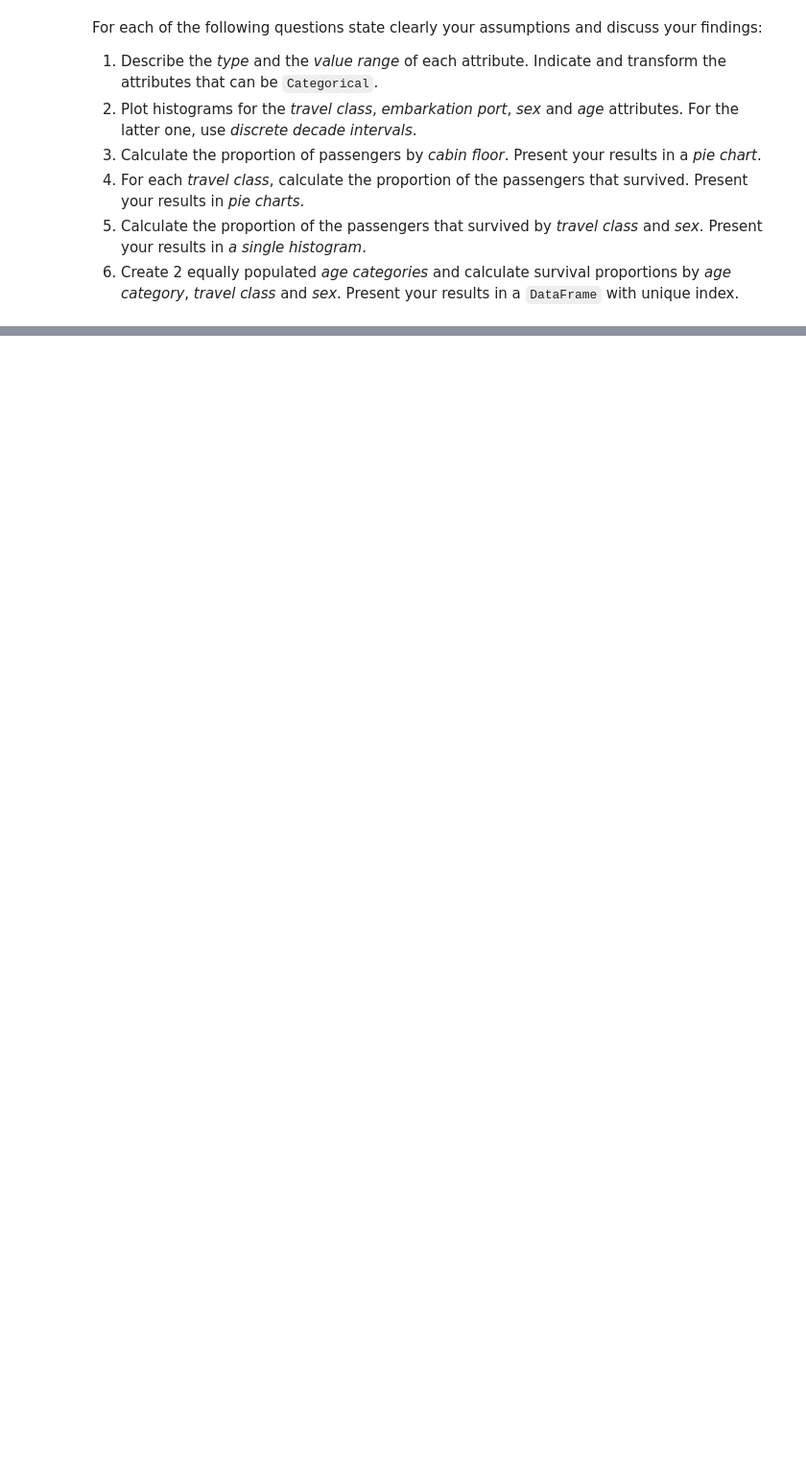
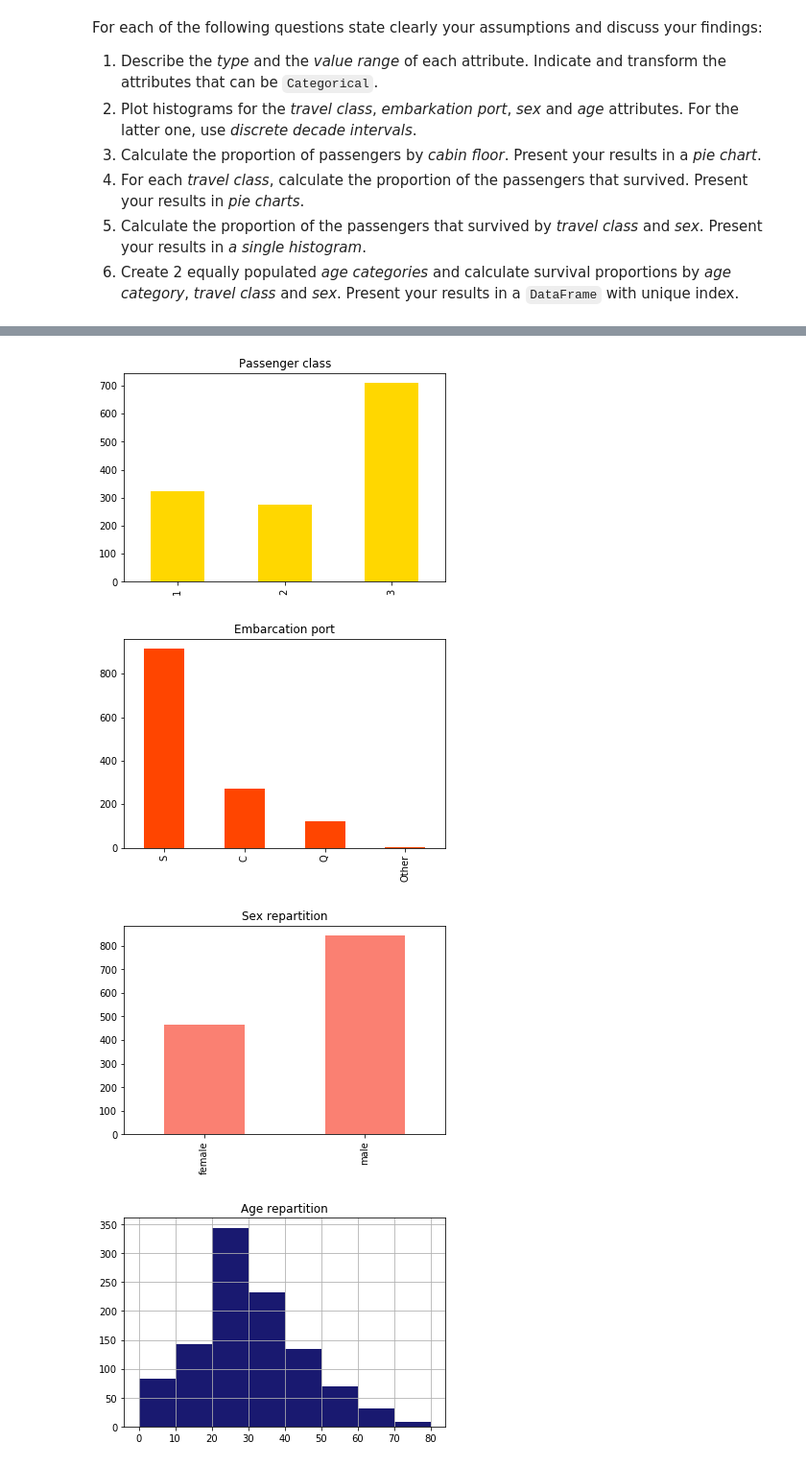
Before and after one commit to Redouane-Elghazi/ADA_ENPantouFLeS, a Jupyter notebook: HW1/Homework 1.ipynb, the cells around one changed output, grey strips where cells are left out. Shown at 96% size. Saved outputs shown, nothing was run; the diff lists cells and outputs as text; code cells hidden in the pictures; blank space fills up the shorter version.

```diff
--- a/HW1/Homework 1.ipynb
+++ b/HW1/Homework 1.ipynb
@@ -4,8 +4,9 @@
  <div class="lev1"><a href="#Task-2.-RNA-Sequences"><span class="toc-item-num">Task 2.&nbsp;&nbsp;</span>RNA Sequences</a></div>
  <div class="lev1"><a href="#Task-3.-Class-War-in-Titanic"><span class="toc-item-num">Task 3.&nbsp;&nbsp;</span>Class War in Titanic</a></div></p>
 # %%
-DATA_FOLDER = '../../ADA2017-Tutorials/02 - Intro to Pandas/Data' # Use the data folder provided in Tutorial 02 - Intro to Pandas.
+DATA_FOLDER = 'Data' # Use the data folder provided in Tutorial 02 - Intro to Pandas.
 
 import os
+import pandas as pd
 os.getcwd()
 # %% [output]
@@ -112,0 +241,22 @@ For each of the following questions state clearly your assumptions and discuss y
+# %%
+##1
+
+# Get the types for columns
+types=t_db.dtypes.rename('Type')
+
+# Get the value range (max - min) for float/int types columns
+value_range=t_db.apply(lambda x: str(x.max()-x.min()) if (x.dtype=='int64' or x.dtype=='float64') else np.nan, reduce=False).rename('Value range')
+
+#The categorical attributes are pclass, survived, sex, embarked and boat
+categ=t_db.apply(lambda x: 'Yes' if (x.name in ['pclass','survived','sex','embarked','boat']) else 'No').rename('Categorical?')
+
+# Change the categories
+t_db['pclass'] = t_db.pclass.astype('category')
+
+#It is more practical to keep survived numerical
+#t_db['survived'] = t_db.survived.astype('category')
+t_db['sex'] = t_db.sex.astype('category')
+t_db['embarked'] = t_db.embarked.astype('category')
+t_db['boat'] = t_db.boat.astype('category')
+
+pd.concat([types,value_range,categ], axis=1)
@@ -112,0 +279,24 @@ For each of the following questions state clearly your assumptions and discuss y
+# %%
+## 2
+
+# Travel class
+t_db['pclass'].value_counts().sort_index().plot(kind="bar", title="Passenger class", color=['gold','lawngreen','steelblue'])
+plt.show()
+
+# Embarcation port
+t_db['embarked'].replace(np.nan, 'Other', regex=True).value_counts().plot(kind="bar", title="Embarcation port", color=['orangered','cyan','yellow','grey'])
+plt.show()
+
+# Sex
+t_db['sex'].value_counts().sort_index().plot(kind="bar", title="Sex repartition", color=['salmon','steelblue'])
+plt.show()
+
+# Age
+t_db['age'].hist(bins=[10*i for i in range(int(float(t_db.age.max())//10)+1)], color='midnightblue')
+plt.title("Age repartition")
+plt.show()
+# %% [output]
+[figure, added]
+[figure, added]
+[figure, added]
+[figure, added]
```
Also changed, not shown: parts of 22 cells of this notebook, 1 other file.
